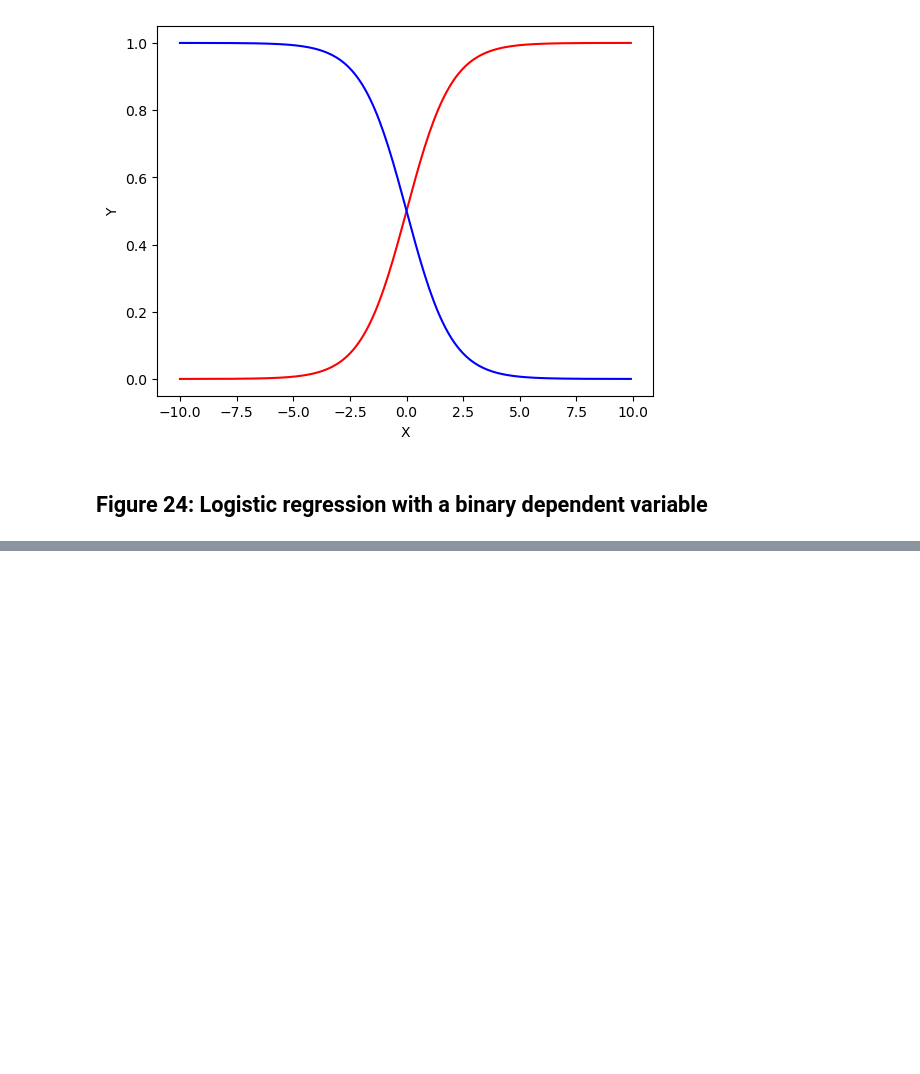
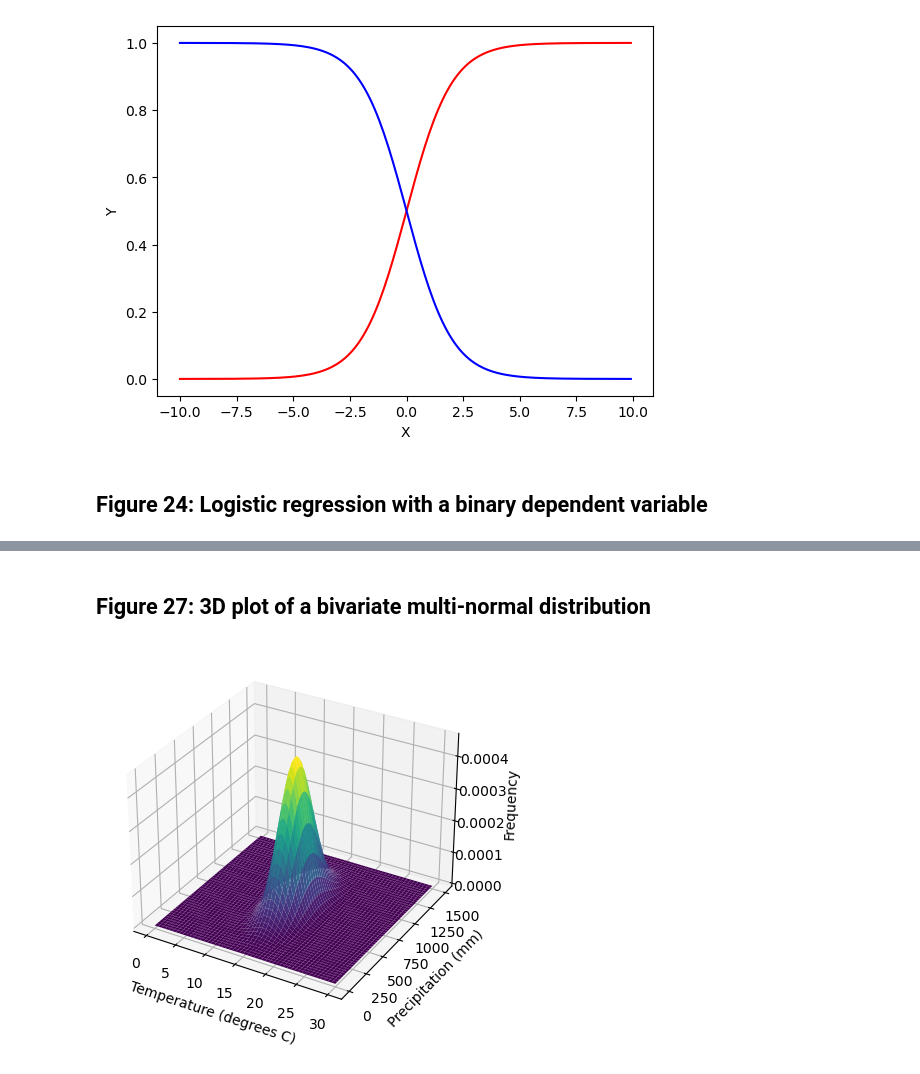
Before and after one commit to nielsjdewinter/VU_Data_analysis_Jupyter_labs, a Jupyter notebook: Syllabus_functions.ipynb, the cells around one changed output, grey strips where cells are left out. Drawn from its saved outputs; the diff is of its cells as text; code cells hidden in the pictures; blank space fills up the shorter version.

```diff
--- a/Syllabus_functions.ipynb
+++ b/Syllabus_functions.ipynb
@@ -716,0 +827,28 @@ TypeError: '>=' not supported between instances of 'numpy.ndarray' and 'int'
+# %% [markdown]
+## Figure 27: 3D plot of a bivariate multi-normal distribution
+# %%
+#Parameters to set
+mu_Temperature = 15
+variance_Temperature = 3
+
+mu_Precipitation = 750
+variance_Precipitation = 40000
+
+# Create grid and multivariate normal
+x = np.linspace(0, 30, 3000)
+y = np.linspace(0, 1500, 3000)
+X, Y = np.meshgrid(x,y)
+pos = np.empty(X.shape + (2, ))
+pos[:, :, 0] = X; pos[:, :, 1] = Y
+rv = multivariate_normal([mu_Temperature, mu_Precipitation], [[variance_Temperature, 0], [0, variance_Precipitation]])
+
+#Make a 3D plot
+fig = plt.figure()
+ax = fig.add_subplot(projection='3d')
+ax.plot_surface(X, Y, rv.pdf(pos), cmap = 'viridis', linewidth = 0)
+ax.set_xlabel('Temperature (degrees C)')
+ax.set_ylabel('Precipitation (mm)')
+ax.set_zlabel('Frequency')
+plt.show()
+# %% [output]
+[figure, added]
```
Also changed, not shown: parts of 17 cells of this notebook, 1 other file.
